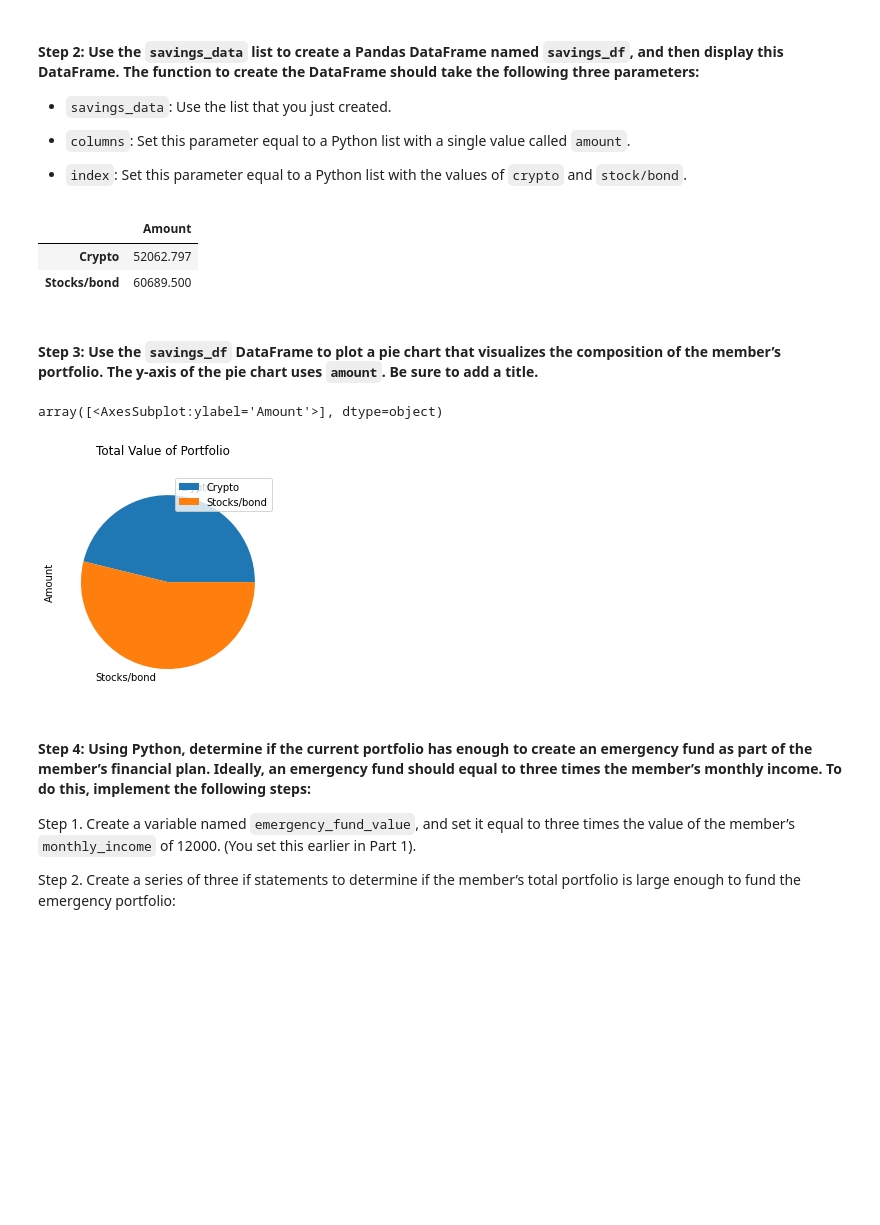
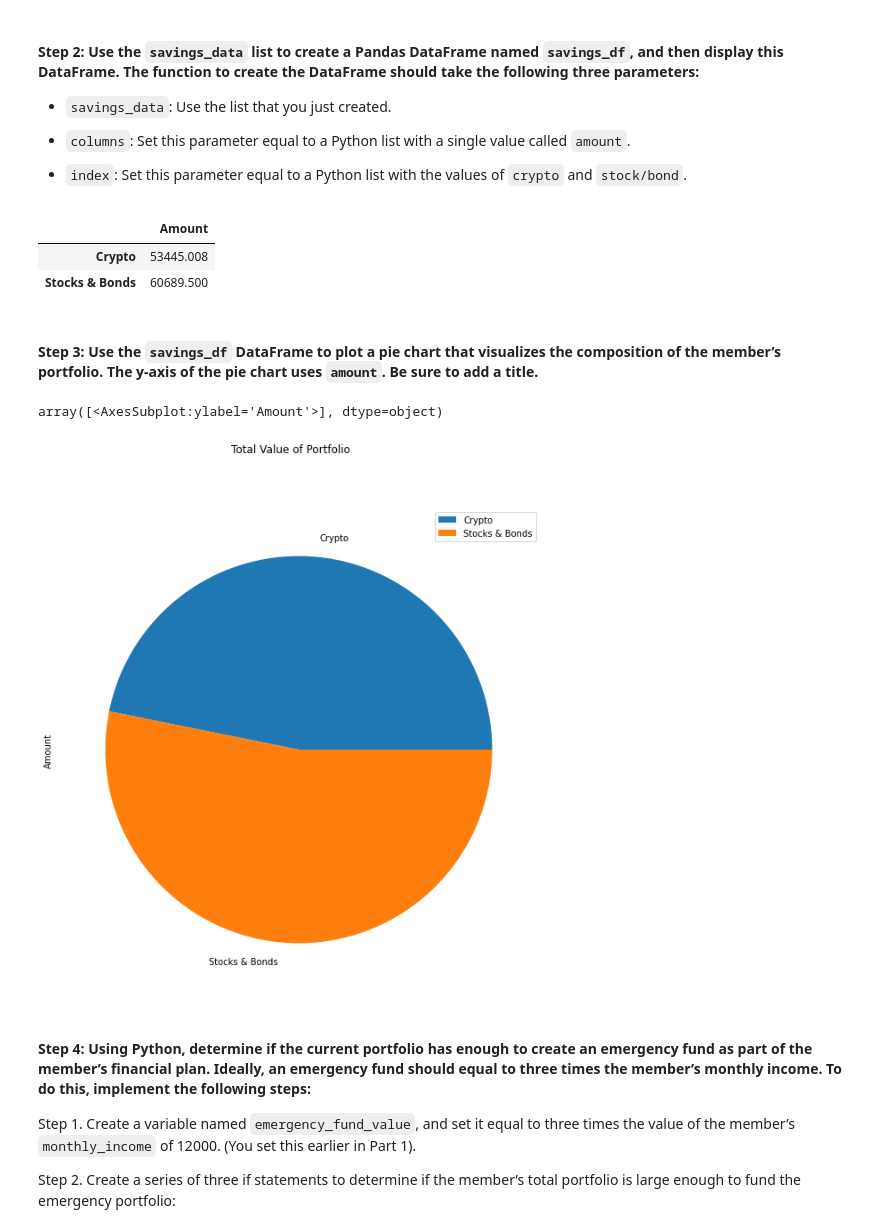
Before and after one commit to mckayav3/Financial-Planning-Tool, a Jupyter notebook: Financial Planning with APIs and Simulations/financial_planning_tools.ipynb, the cells around one changed output. Drawn from its saved outputs; the diff is of its cells as text; code cells hidden in the pictures; blank space fills up the shorter version.

```diff
--- a/Financial Planning with APIs and Simulations/financial_planning_tools.ipynb
+++ b/Financial Planning with APIs and Simulations/financial_planning_tools.ipynb
@@ -368,22 +368,23 @@ print(savings_data)
 - `index`: Set this parameter equal to a Python list with the values of `crypto` and `stock/bond`.
 # %%
 # Create a Pandas DataFrame called savings_df
-savings_df = pd.DataFrame(savings_data, columns=["Amount"], index=["Crypto","Stocks/bond"])
+savings_df = pd.DataFrame(savings_data, columns=["Amount"], index=["Crypto","Stocks & Bonds"])
 
 # Display the savings_df DataFrame
 savings_df
 # %% [output]
 |  | Amount |
-| Crypto | 52062.797 |
-| Stocks/bond | 60689.500 |
+| Crypto | 53445.008 |
+| Stocks & Bonds | 60689.500 |
 # %% [markdown]
 #### Step 3: Use the `savings_df` DataFrame to plot a pie chart that visualizes the composition of the member’s portfolio. The y-axis of the pie chart uses `amount`. Be sure to add a title.
 # %%
 # Plot the total value of the member's portfolio (crypto and stock/bond) in a pie chart
-savings_df.plot.pie(y="Amount",title="Total Value of Portfolio",subplots=True)
+# Displays the pie chart with amount on the y axis
+savings_df.plot.pie(y="Amount",figsize=(10,10),title="Total Value of Portfolio",subplots=True)
 # %% [output]
 array([<AxesSubplot:ylabel='Amount'>], dtype=object)
-[figure, old version]
+[figure, new version]
 # %% [markdown]
 #### Step 4: Using Python, determine if the current portfolio has enough to create an emergency fund as part of the member’s financial plan. Ideally, an emergency fund should equal to three times the member’s monthly income. To do this, implement the following steps:
 
```
Also changed, not shown: parts of 32 cells of this notebook.
